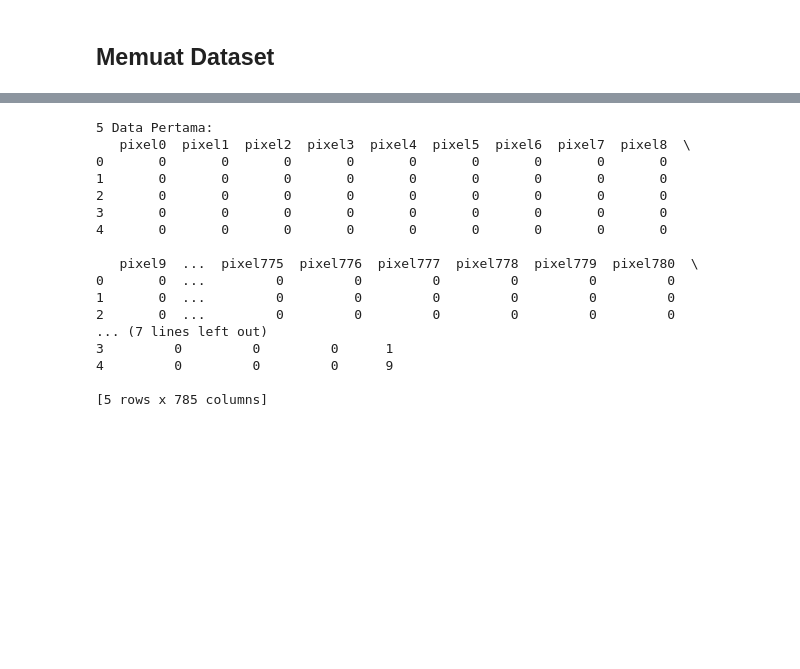
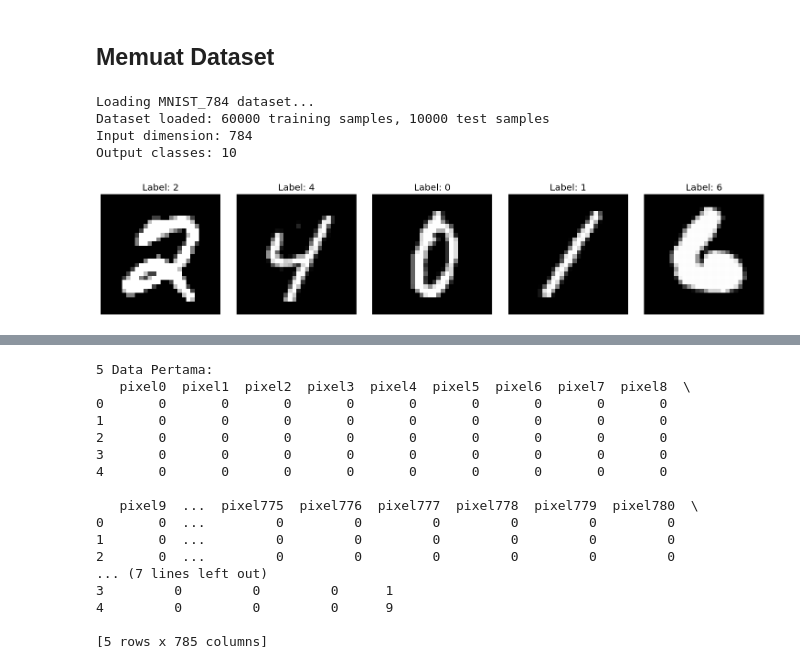
Before and after one commit to alandmprtma/IF3270_Tubes1_57, a Jupyter notebook: test_main.ipynb, the cells around one changed output, grey strips where cells are left out. Saved outputs shown, nothing was run; the diff lists cells and outputs as text; code cells hidden in the pictures; blank space fills up the shorter version.

Commit message:
refactor : test_main.ipynb, chore: optimization and visualization

```diff
--- a/test_main.ipynb
+++ b/test_main.ipynb
@@ -9,18 +9,28 @@ Anggota Kelompok:
 - Christian Justin Hendrawan (13522135)
 - Albert Ghazaly (13522150)
 # %%
-# Import Libraries
+# Import basic Libraries
 import pandas as pd
 import numpy as np
+import matplotlib.pyplot as plt
 import seaborn as sns
-import matplotlib.pyplot as plt
+import time
+
+# Load the dataset
+from sklearn.datasets import fetch_openml
+
+# Importing random
 from sklearn.utils import shuffle
-from sklearn.datasets import fetch_openml
 from sklearn.utils import check_random_state
-from sklearn.datasets import load_iris
+
+# Importing preprocessing
+from sklearn.model_selection import train_test_split
 from sklearn.preprocessing import OneHotEncoder
-from sklearn.model_selection import train_test_split
-from sklearn.preprocessing import StandardScaler
+
+# Import the model
 from ffnn.model import FFNN
+
+# Set up plotting style
+plt.style.use('ggplot')
 # %% [markdown]
 ## Memuat Dataset
@@ -26,0 +68,27 @@ from ffnn.model import FFNN
+# %%
+def visualize_examples(X, y_onehot, n_examples=5):
+    plt.figure(figsize=(15, 3))
+
+    # Convert one-hot back to class index
+    y = np.argmax(y_onehot, axis=1)
+
+    for i in range(n_examples):
+        plt.subplot(1, n_examples, i+1)
+        plt.imshow(X[i].reshape(28, 28), cmap='gray')
+        plt.title(f"Label: {y[i]}")
+        plt.axis('off')
+
+    plt.tight_layout()
+    plt.show()
+# %%
+#Load the data and visualize examples
+X_train, X_test, y_train, y_test = load_mnist()
+
+# Visualize a few examples
+visualize_examples(X_train, y_train)
+# %% [output]
+Loading MNIST_784 dataset...
+Dataset loaded: 60000 training samples, 10000 test samples
+Input dimension: 784
+Output classes: 10
+[figure, added]
```
Also changed, not shown: parts of 8 cells of this notebook, 4 other files.
